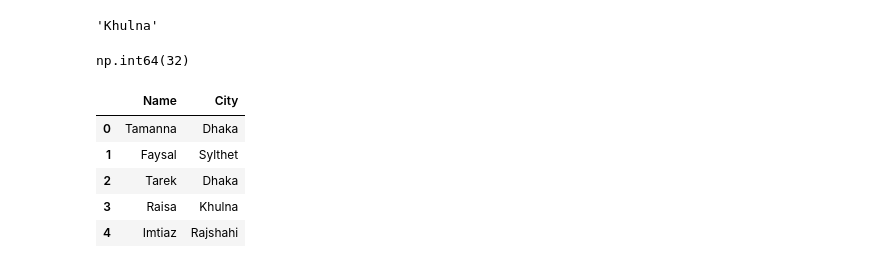
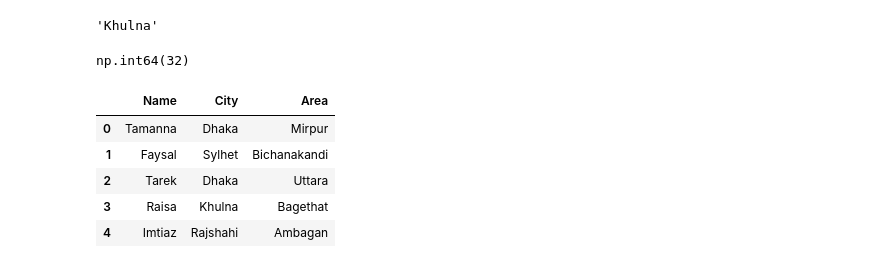
Before and after one commit to Musfique-Ahmed/Shongjog-Python-Course, a Jupyter notebook: Unit_4 Class_2/prac.ipynb, the cells around one changed output. Drawn from its saved outputs; the diff is of its cells as text; code cells hidden in the pictures.

```diff
--- a/Unit_4 Class_2/prac.ipynb
+++ b/Unit_4 Class_2/prac.ipynb
@@ -8,8 +10,10 @@ import pandas as pd
 data = {
     'Name': ['Tamanna', 'Faysal', 'Tarek', 'Raisa', 'Imtiaz', 'Farah'],
     'Age': [24, 27, 22, 32, 24, 22],
-    'City': ['Dhaka', 'Sylthet', 'Dhaka', 'Khulna', 'Rajshahi', 'Sylhet'],
-    'Score': [85, 95, 78, 90, 88, 84]
+    'City': ['Dhaka', 'Sylhet', 'Dhaka', 'Khulna', 'Rajshahi', 'Sylhet'],
+    'Score': [85, 95, 78, 90, 88, 84],
+    "Area": ["Mirpur", "Bichanakandi", "Uttara", "Bagethat", "Ambagan", "SUST"],
+    'Job': ['Teacher', 'Doctor', 'Teacher', 'Pilot', 'Markter', 'Teacher']
 }
 df = pd.DataFrame(data)
 df
@@ -52,11 +72,11 @@ df["Age"][3]
 # %% [output]
 np.int64(32)
 # %%
-df[["Name", "City"]].head()
+df[["Name", "City", "Area"]].head()
 # %% [output]
-|  | Name | City |
-| 0 | Tamanna | Dhaka |
-| 1 | Faysal | Sylthet |
-| 2 | Tarek | Dhaka |
-| 3 | Raisa | Khulna |
-| 4 | Imtiaz | Rajshahi |
+|  | Name | City | Area |
+| 0 | Tamanna | Dhaka | Mirpur |
+| 1 | Faysal | Sylhet | Bichanakandi |
+| 2 | Tarek | Dhaka | Uttara |
+| 3 | Raisa | Khulna | Bagethat |
+| 4 | Imtiaz | Rajshahi | Ambagan |
```
Also changed, not shown: parts of 34 cells of this notebook, 1 other file.
